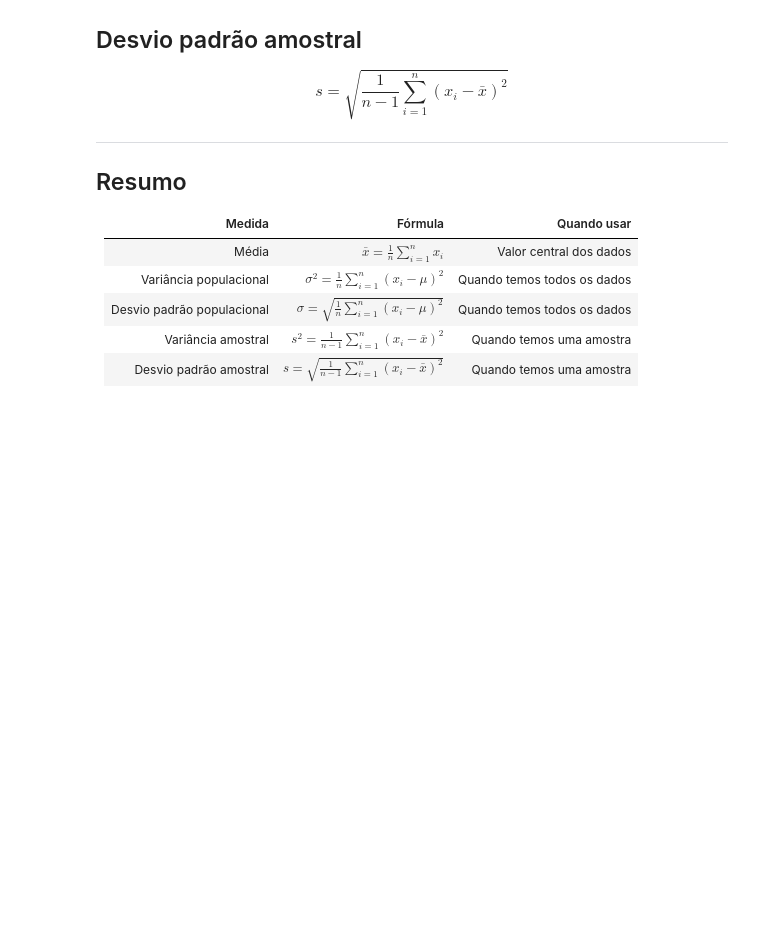
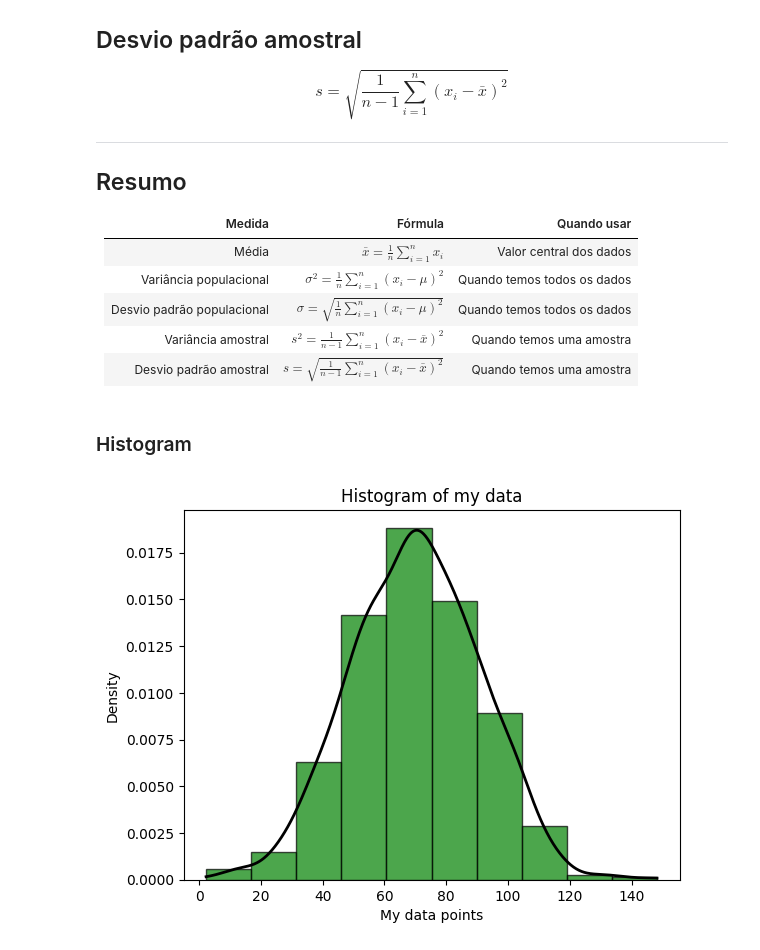
Before and after one commit to jayr0n/Time-Series-Coursera, a Jupyter notebook: Week-1/Basic Statistics.ipynb, the cells around one changed output. Drawn from its saved outputs; the diff is of its cells as text; code cells hidden in the pictures; blank space fills up the shorter version.

Commit message:
Adding scatterplot and histogram

```diff
--- a/Week-1/Basic Statistics.ipynb
+++ b/Week-1/Basic Statistics.ipynb
@@ -180,3 +154,34 @@ $$
 | Desvio padrão populacional | $\sigma = \sqrt{\frac{1}{n}\sum_{i=1}^{n}(x_i - \mu)^2}$ | Quando temos todos os dados |
 | Variância amostral | $s^2 = \frac{1}{n-1}\sum_{i=1}^{n}(x_i - \bar{x})^2$ | Quando temos uma amostra |
 | Desvio padrão amostral | $s = \sqrt{\frac{1}{n-1}\sum_{i=1}^{n}(x_i - \bar{x})^2}$ | Quando temos uma amostra |
+# %% [markdown]
+### Histogram
+# %%
+import numpy as np
+import matplotlib.pyplot as plt
+from scipy.stats import gaussian_kde
+
+samples = np.random.normal(loc=70, scale=20, size=1000)
+
+plt.title("Histogram of my data")
+
+plt.hist(
+    samples,
+    density=True,
+    edgecolor="black",
+    color="green",
+    alpha=0.7
+)
+
+density = gaussian_kde(samples)
+
+x = np.linspace(samples.min(), samples.max(), 1000)
+y = density(x)
+
+plt.plot(x, y, color="black", linewidth=2)
+
+plt.xlabel("My data points")
+plt.ylabel("Density")
+plt.show()
+# %% [output]
+[figure, added]
```
Also changed, not shown: parts of 8 cells of this notebook.
